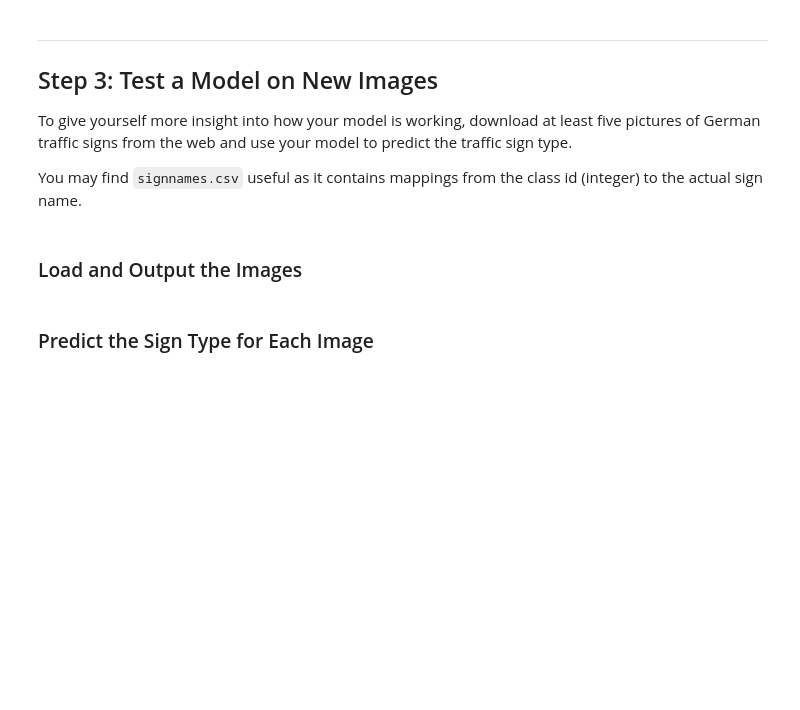
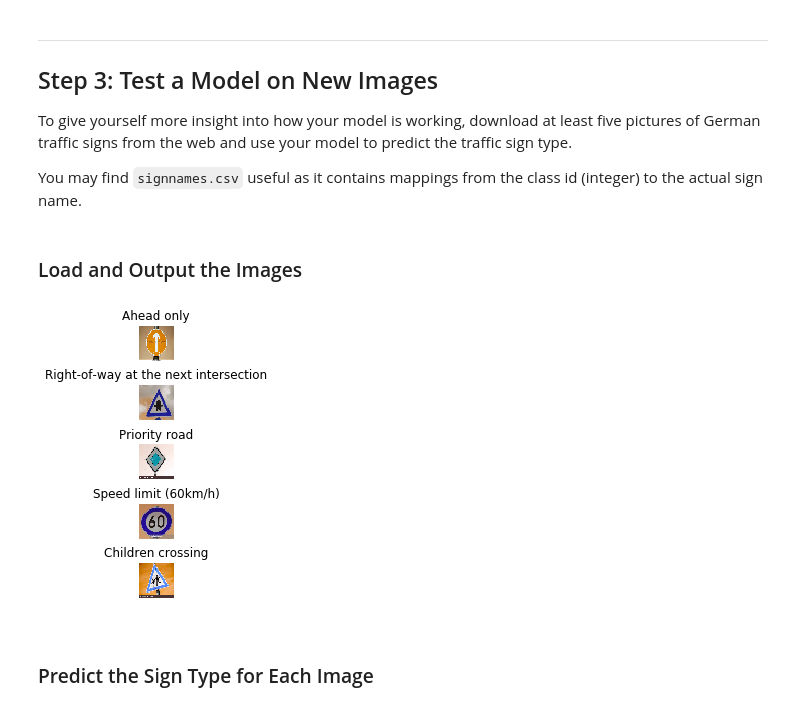
Before and after one commit to linked0/CarND-Traffic-Sign-Classifier, a Jupyter notebook: Traffic_Sign_Classifier.ipynb, the cells around one changed output. Cells and saved outputs as stored; diff of their text form; code cells hidden in the pictures; blank space fills up the shorter version.

```diff
--- a/Traffic_Sign_Classifier.ipynb
+++ b/Traffic_Sign_Classifier.ipynb
@@ -267,24 +334,26 @@ def evaluate(X_data, y_data):
     sess = tf.get_default_session()
     for offset in range(0, num_examples, BATCH_SIZE):
         batch_x, batch_y = X_data[offset:offset+BATCH_SIZE], y_data[offset:offset+BATCH_SIZE]
-        accuracy = sess.run(accuracy_operation, feed_dict={x: batch_x, y: batch_y})
+        accuracy = sess.run(accuracy_operation, feed_dict={x: batch_x, y: batch_y, keep_prob : 1.0})
         total_accuracy += (accuracy * len(batch_x))
     return total_accuracy / num_examples
 # %%
 # Train the Model
+from time import gmtime, strftime
+
 with tf.Session() as sess:
     sess.run(tf.global_variables_initializer())
     num_examples = len(X_train)
-    print('Training...\n')
+    print('Training...{0}\n'.format(strftime(" %H:%M:%S", gmtime())))
     for i in range(EPOCHS):
         X_train, y_train = shuffle(X_train, y_train)
         for offset in range(0, num_examples, BATCH_SIZE):
             end = offset + BATCH_SIZE
             batch_x, batch_y = X_train[offset:end], y_train[offset:end]
-            sess.run(optimizer, feed_dict={x: batch_x, y: batch_y})
+            sess.run(optimizer, feed_dict={x: batch_x, y: batch_y, keep_prob : 0.7})
 
         validation_accuracy = evaluate(X_valid, y_valid)
-        print('EPOCH {} ...'.format(i+1))
+        print('EPOCH[{0}] - {1} ...'.format(strftime(" %H:%M:%S", gmtime()), i+1))
         print('Validation Accuracy = {:.3f}\n'.format(validation_accuracy))
 
     saver.save(sess, './lenet')
@@ -329,2 +395,44 @@ You may find `signnames.csv` useful as it contains mappings from the class id (i
+# %%
+### Run the predictions here and use the model to output the prediction for each image.
+### Make sure to pre-process the images with the same pre-processing pipeline used earlier.
+### Feel free to use as many code cells as needed.
+import numpy as np
+import csv
+import os
+import matplotlib.image as mpimg
+import pandas as pd
+import cv2
+import matplotlib.pyplot as plt
+%matplotlib inline
+
+new_test_X = []
+
+# "Ahead only", "Right-of-way at the next intersection",
+# "Priority road", "Speed limit (60km/h)", "Children crossing"]
+new_test_y = [35, 11, 12, 3, 28]
+
+folder = "new_signs3/"
+for image_name in os.listdir(folder):
+    #reading in an image and resize it
+#     image_names.append(image_name)
+    image = cv2.imread(folder + image_name)
+    image = cv2.resize(image, (32,32))
+    new_test_X.append(image)
+
+sign_names = pd.read_csv('./signnames.csv')
+# print(sign_names)
+
+plt.figure(figsize=(5, 5))
+plt.subplots_adjust(hspace=0.7)
+for i in range(len(new_test_X)):
+   # Displaying the images
+    plt.subplot(len(new_test_X), 1, i+1)
+    plt.imshow(new_test_X[i])
+    plt.title(sign_names.iloc[new_test_y[i]].SignName)
+    plt.axis('off')
+
+new_test_X = np.array(new_test_X)
+# %% [output]
+[figure, added]
 # %% [markdown]
 ### Predict the Sign Type for Each Image
```
Also changed, not shown: parts of 14 cells of this notebook, 20 other files.
